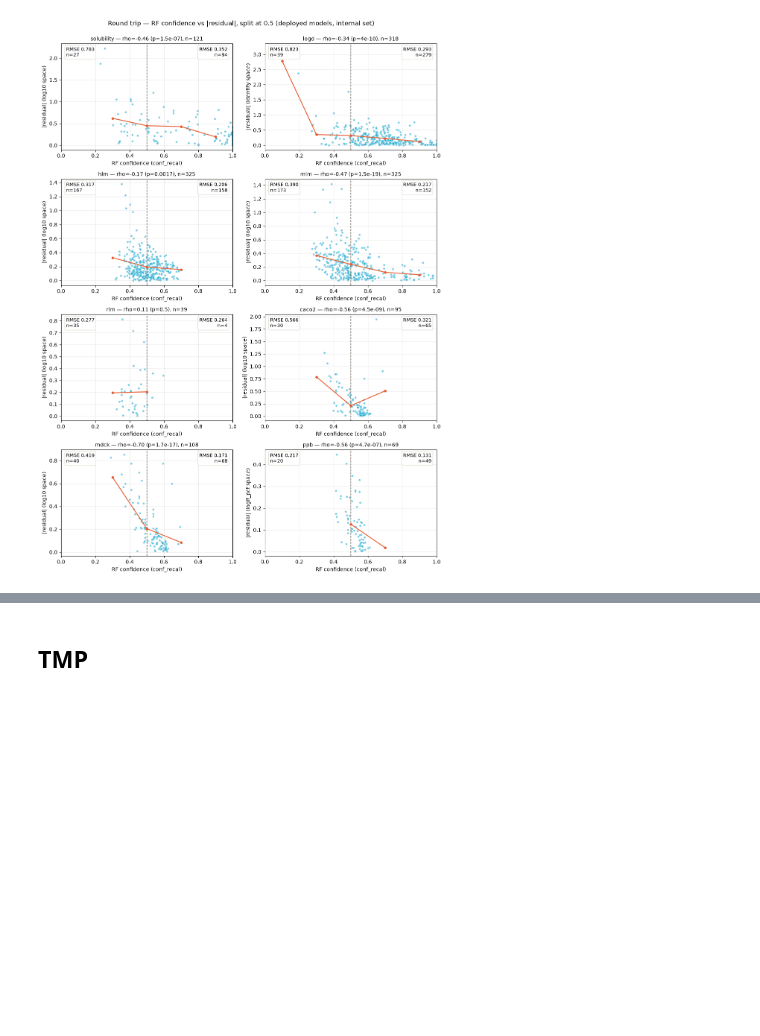
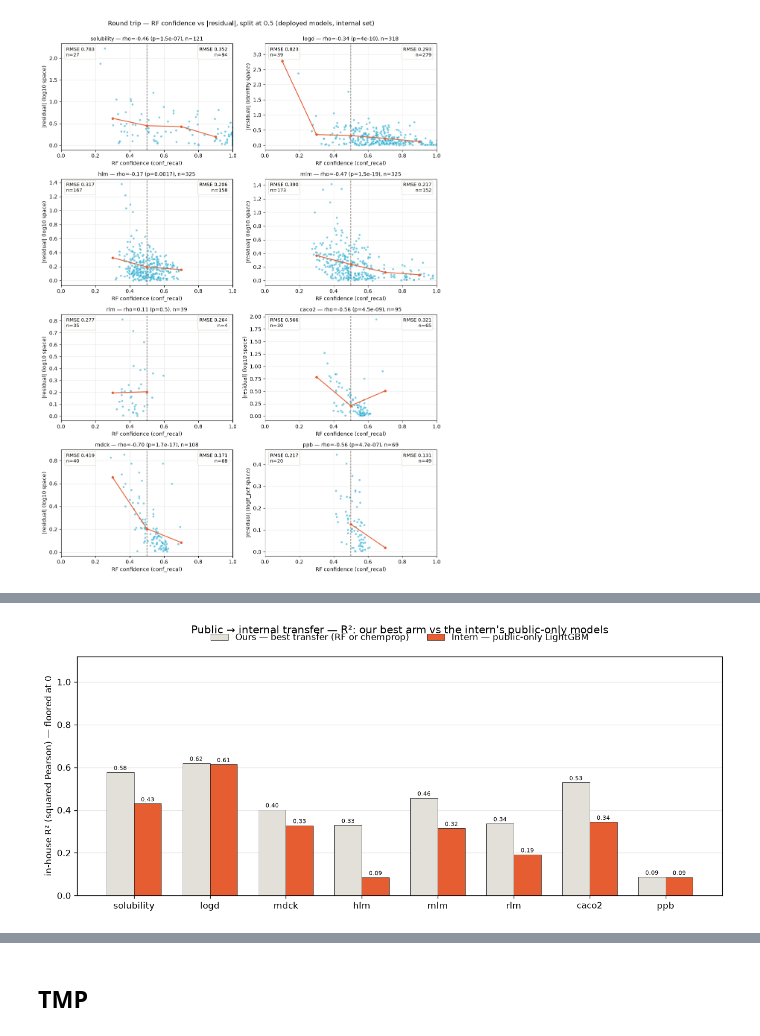
Before and after one commit to gtamo39/ADME_ML, a Jupyter notebook: vignettes/Multitask_adme_preds.ipynb, the cells around one changed output, grey strips where cells are left out. Cells and saved outputs as stored; diff of their text form; code cells hidden in the pictures; blank space fills up the shorter version.

```diff
--- a/vignettes/Multitask_adme_preds.ipynb
+++ b/vignettes/Multitask_adme_preds.ipynb
@@ -854,0 +861,90 @@ plt.show()
+# %%
+## intern transfer prediction vs ours:
+# LIKE FOR LIKE. Both bars are public->internal: no internal compound was in any training set,
+# so the intern's public-only LightGBM is directly comparable to OUR OWN best transfer arm.
+# This is the fair contest the round-trip table could not give (there ours had seen every compound).
+ks = ['solubility', 'logd', 'mdck', 'hlm', 'mlm', 'rlm', 'caco2', 'ppb']
+
+## choose the metric: 'r2det' = coefficient of determination (calibration-sensitive, the selection
+## metric) | 'r2' = squared Pearson (affine-invariant, blind to a constant offset)
+METRIC = 'r2'
+CLIP01 = True    # clip the DRAWN bars into [0, 1] so the panel stays readable and the two metrics
+                 # share one frame. Labels keep the TRUE value, prefixed ↓ when a bar was floored
+                 # (r2 and r2det are both <= 1, so only the lower cap ever fires).
+_ML = {'r2': 'in-house R² (squared Pearson)', 'r2det': 'in-house R²det (coefficient of determination)'}
+_MT = {'r2': 'R²', 'r2det': 'R²det'}
+
+# top up both metric stores from disk, so the figure never depends on which endpoint ran last
+for _k in ks:
+    for _store, _dir in ((output.metrics_results, params.METRICS_PKL_RF_DIR),
+                         (output.metrics_results_cp, params.METRICS_PKL_CP_DIR)):
+        if _k in _store: continue
+        _p = os.path.join(_dir, _k + '.pkl')
+        if not os.path.exists(_p): print(f'! {_k}: no pickle at {_p}'); continue
+        _l = pickle.load(open(_p, 'rb'))
+        _store[_k] = _l[_k] if isinstance(_l, dict) and _k in _l else _l
+
+# the intern's public-only models. fn.score_round_trip supplies ONLY the shared truth pipeline (mdck
+# MDR1 filter, solubility cap, transform), so his bar is built exactly like ours. v=False keeps the
+# round-trip wording out of this figure, which reports transfer results only.
+_int_metrics = fn.score_round_trip(pd.read_csv('tmp/20260910_intern_preds.csv'),
+                                   data.df_internal_exp_all, params.ADME_ENDPOINTS,
+                                   id_col='id', pred_col=lambda k: k, conf_col=None, v=False)[1]
+
+# our two transfer arms, then keep only the better one per endpoint
+_rf = [output.metrics_results[k]['ext_->_internal_metrics'].get(METRIC, np.nan) for k in ks]
+_cp = [output.metrics_results_cp[k]['ext_->_internal_metrics'].get(METRIC, np.nan) for k in ks]
+_ours = [np.nanmax([a, b]) for a, b in zip(_rf, _cp)]
+_who = ['RF' if (np.isnan(b) or a >= b) else 'chemprop' for a, b in zip(_rf, _cp)]
+ns = [output.metrics_results[k]['ext_->_internal_metrics'].get('n_test', 0) for k in ks]
+
+## two PUBLIC->INTERNAL arms: (values per endpoint, legend label, SERAC color)
+arms = [(_ours, 'Ours — best transfer (RF or chemprop)', SERAC_C['paper']),
+        ([_int_metrics.loc[k, {'r2det': 'R2_det', 'r2': 'R2_pears'}[METRIC]] for k in ks],
+         'Intern — public-only LightGBM', SERAC_C['ember'])]
+
+## both metrics share the 0-1.12 frame when clipped; otherwise fit the axis to the real spread
+_vals = [v for vv, _, _ in arms for v in vv if np.isfinite(v)]
+if CLIP01:
+    _lo, _hi = 0.0, 1.12
+else:
+    _vmin, _vmax = min(_vals), max(_vals); _pad = 0.14 * (_vmax - _vmin)
+    _lo, _hi = min(0.0, _vmin) - 0.4 * _pad, _vmax + 1.6 * _pad
+
+x = np.arange(len(ks)); w = 0.36
+fig, ax = plt.subplots(figsize=(11, 4.8), dpi=120)
+## one value-labeled bar group per arm
+for i, (vals, label, color) in enumerate(arms):
+    # clip only what is DRAWN; the label keeps the true number (↓ marks a floored bar)
+    drawn = [np.clip(v, 0.0, 1.0) if (CLIP01 and np.isfinite(v)) else v for v in vals]
+    bars = ax.bar(x + (i - 0.5) * w, drawn, w, label=label, color=color, edgecolor='black', linewidth=0.4)
+    ax.bar_label(bars, labels=[(f'↓{v:.2f}' if (CLIP01 and np.isfinite(v) and v < 0) else f'{v:.2f}')
+                               for v in vals], fmt='%s', fontsize=6.5, padding=1)
+## zero line: below it a model is worse than predicting the mean
+if _lo < 0:
+    ax.axhline(0, color='#444', lw=0.8, zorder=1)
+## endpoint names only; which of our arms won is in the printed table ('best is'), not on the axis
+ax.set_xticks(x); ax.set_xticklabels(ks)
+ax.set_ylabel(_ML[METRIC] + (' — floored at 0' if CLIP01 else '')); ax.set_ylim(_lo, _hi)
+ax.set_title(f'Public → internal transfer — {_MT[METRIC]}: our best arm vs the intern\'s public-only models', pad=26)
+ax.legend(frameon=False, ncol=2, loc='upper center', bbox_to_anchor=(0.5, 1.13))
+ax.grid(axis='y', alpha=0.3); ax.set_axisbelow(True)
+plt.tight_layout()
+## export for the intern. The figure holds AGGREGATE metrics only — endpoint names and R2 values,
+## no structure, no compound id, no per-compound value — so it is safe to put in a shared folder.
+## METRIC is in the filename, so the r2 and r2det versions never overwrite each other.
+out_f = '/home/justasm/Project/serac-intern-project/shared/20260910_transfer_performance_' + METRIC + '.png'
+fig.savefig(out_f, dpi=150, bbox_inches='tight')   # before show(): some backends blank the figure after it
+# our umask writes 0o660 owner+group, and the intern is in NEITHER our group nor the folder's ACL
+# group, so without this he cannot open the file he is meant to read
+os.chmod(out_f, 0o644)
+print(f'> saved {out_f}')
+plt.show()
+
+## the numbers behind the bars, with both of our arms kept for reference
+_t = pd.DataFrame({'n': ns, 'ours RF': _rf, 'ours chemprop': _cp, 'ours best': _ours,
+                   'best is': _who, 'intern': arms[1][0]}, index=ks)
+_t['gain vs intern'] = _t['ours best'] - _t['intern']
+print(f'public -> internal, {_MT[METRIC]} (no internal compound in ANY training set)')
+print(_t.round(3).to_string())
+# %% [output]
@@ -854,0 +952 @@ plt.show()
+[figure, added]
```
Also changed, not shown: parts of 7 cells of this notebook, 13 other files.
